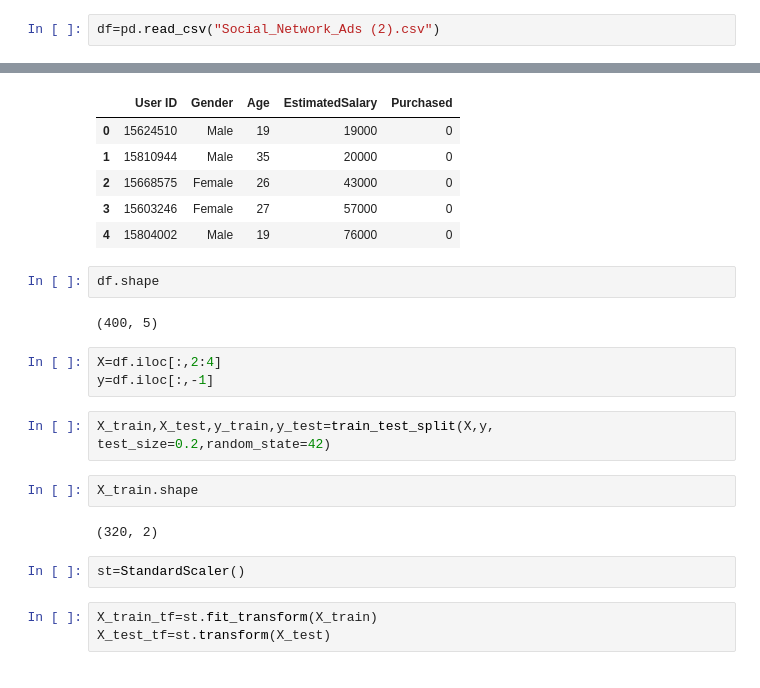
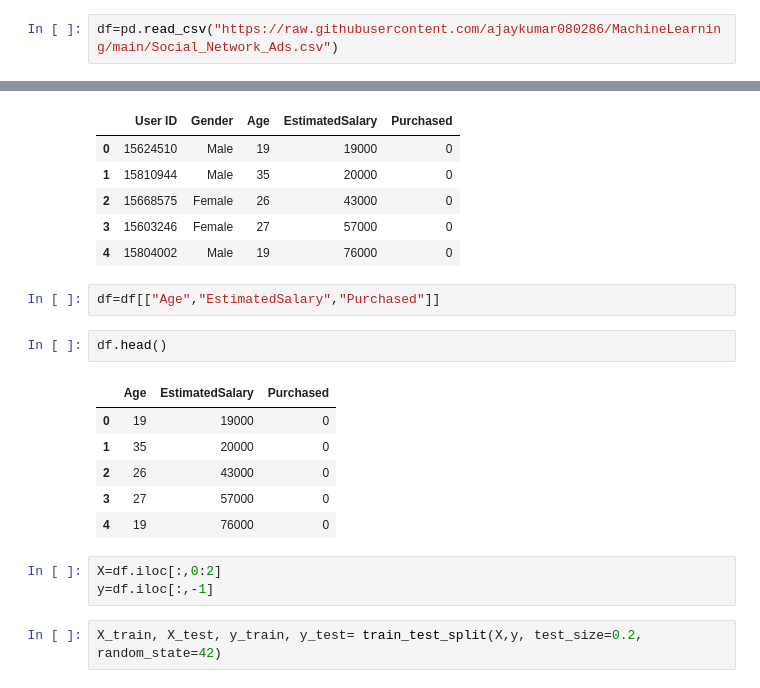
Before and after one commit to ajaykumar080286/DeepLearning, a Jupyter notebook: Batch_vs_stochastic_GD.ipynb, the cells around one changed output, grey strips where cells are left out. Saved outputs shown, nothing was run; the diff lists cells and outputs as text.

```diff
--- a/Batch_vs_stochastic_GD.ipynb
+++ b/Batch_vs_stochastic_GD.ipynb
@@ -14,6 +18,6 @@ from sklearn.model_selection import train_test_split
 from sklearn.preprocessing import StandardScaler
 # %%
-df=pd.read_csv("Social_Network_Ads (2).csv")
+df=pd.read_csv("https://raw.githubusercontent.com/ajaykumar080286/MachineLearning/main/Social_Network_Ads.csv")
 # %%
 df.head()
 # %% [output]
@@ -23,21 +27,19 @@ df.head()
 | 2 | 15668575 | Female | 26 | 43000 | 0 |
 | 3 | 15603246 | Female | 27 | 57000 | 0 |
 | 4 | 15804002 | Male | 19 | 76000 | 0 |
+# %%
+df=df[["Age","EstimatedSalary","Purchased"]]
 # %%
-df.shape
+df.head()
 # %% [output]
-(400, 5)
+|  | Age | EstimatedSalary | Purchased |
+| 0 | 19 | 19000 | 0 |
+| 1 | 35 | 20000 | 0 |
+| 2 | 26 | 43000 | 0 |
+| 3 | 27 | 57000 | 0 |
+| 4 | 19 | 76000 | 0 |
 # %%
-X=df.iloc[:,2:4]
+X=df.iloc[:,0:2]
 y=df.iloc[:,-1]
 # %%
-X_train,X_test,y_train,y_test=train_test_split(X,y, test_size=0.2,random_state=42)
+X_train, X_test, y_train, y_test= train_test_split(X,y, test_size=0.2, random_state=42)
-# %%
-X_train.shape
-# %% [output]
-(320, 2)
-# %%
-st=StandardScaler()
-# %%
-X_train_tf=st.fit_transform(X_train)
-X_test_tf=st.transform(X_test)
```
Also changed, not shown: parts of 17 cells of this notebook.
